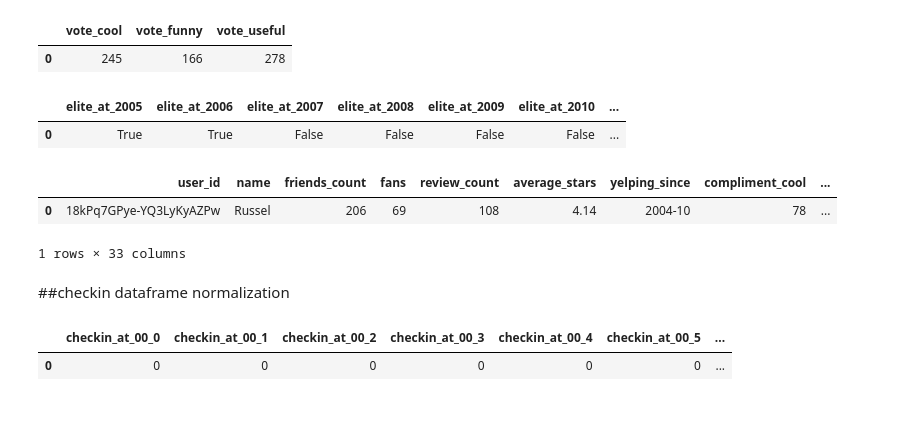
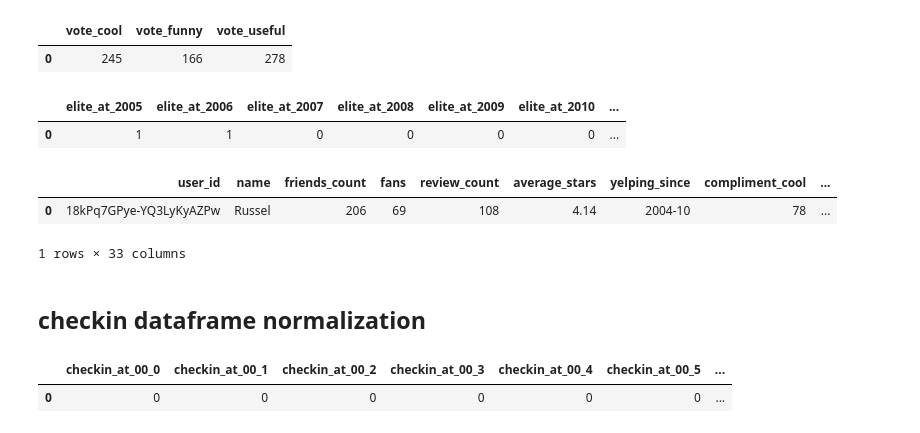
Before and after one commit to pashna/yelp_challenge, a Jupyter notebook: parse_normalize.ipynb, the cells around one changed output. Cells and saved outputs as stored; diff of their text form; code cells hidden in the pictures.

Commit message:
original dataset normalization

```diff
--- a/parse_normalize.ipynb
+++ b/parse_normalize.ipynb
@@ -7,18 +7,22 @@ import json
 import csv
 import re
 # %%
-def parse_json(file_name, start = None, end = None):
+def parse_json(file_name):
     with open(file_name, 'rb') as f:
         data = f.readlines()
-    s = start if start else 0
-    e = end if end else len(data)
-    data = data[s:e]
     data = map(lambda string: string.rstrip(), data)
-    data = "[" + ','.join(data) + "]"
-    return pd.read_json(data)
+    DATA_SLICE = 750000
+    i, end = 1, len(data) / DATA_SLICE
+    json_string = "[" + ','.join(data[0:DATA_SLICE]) + "]"
+    df = pd.read_json(json_string)
+    while i <= end:
+        json_string = "[" + ','.join(data[i * DATA_SLICE:(i + 1) * DATA_SLICE]) + "]"
+        i += 1
+        df = df.append(pd.read_json(json_string), ignore_index = True)
+    return df
 
-df_business = parse_json("yelp_dataset_challenge_academic_dataset/yelp_academic_dataset_business.json")
-df_checkin = parse_json("yelp_dataset_challenge_academic_dataset/yelp_academic_dataset_checkin.json")
-df_review = parse_json("yelp_dataset_challenge_academic_dataset/yelp_academic_dataset_review.json", 0, 500000)
-df_user = parse_json("yelp_dataset_challenge_academic_dataset/yelp_academic_dataset_user.json")
-df_tip = parse_json("yelp_dataset_challenge_academic_dataset/yelp_academic_dataset_tip.json")
+df_business = parse_json("../yelp_dataset_challenge_academic_dataset/yelp_academic_dataset_business.json")
+df_checkin = parse_json("../yelp_dataset_challenge_academic_dataset/yelp_academic_dataset_checkin.json")
+df_review = parse_json("../yelp_dataset_challenge_academic_dataset/yelp_academic_dataset_review.json")
+df_user = parse_json("../yelp_dataset_challenge_academic_dataset/yelp_academic_dataset_user.json")
+df_tip = parse_json("../yelp_dataset_challenge_academic_dataset/yelp_academic_dataset_tip.json")
@@ -55,7 +71,7 @@ def set_prefix_and_underscores(prefix, columns):
     columns[:] = map(prefix_setter, columns)
 
 def get_lists_as_dicts(series):
-    caster = lambda lst: {str(value): True for value in lst}
+    caster = lambda lst: {str(value): 1 for value in lst}
     return series.apply(caster)
 
 def get_values_counted(series):
@@ -154,15 +172,15 @@ df_n_votes.head(1)
 # %%
 elite = get_lists_as_dicts(df_user['elite'])
 df_n_elite = pd.io.json.json_normalize(elite.tolist())
-df_n_elite.fillna(False, inplace = True)
+df_n_elite.fillna(0, inplace = True)
 cols = df_n_elite.columns.tolist()
 set_prefix_and_underscores(u"elite_at", cols)
 df_n_elite.columns = cols
 
 df_n_elite.head(1)
 # %% [output]
 |  | elite_at_2005 | elite_at_2006 | elite_at_2007 | elite_at_2008 | elite_at_2009 | elite_at_2010 | ... |
-| 0 | True | True | False | False | False | False | ... |
+| 0 | 1 | 1 | 0 | 0 | 0 | 0 | ... |
 # %%
 df_users = df_user.merge(df_n_compliments, how = "left", left_index = True, right_index = True)
 df_users = df_users.merge(df_n_votes, how = "left", left_index = True, right_index = True)
@@ -194,7 +212,8 @@ df_users.head(1)
 | 0 | 18kPq7GPye-YQ3LyKyAZPw | Russel | 206 | 69 | 108 | 4.14 | 2004-10 | 78 | ... |
 1 rows × 33 columns
 # %% [markdown]
-##checkin dataframe normalization
+checkin dataframe normalization
+---
 # %%
 checkin_info = df_checkin['checkin_info']
 df_n_checkin_info = pd.io.json.json_normalize(checkin_info.tolist())
```
Also changed, not shown: parts of 12 cells of this notebook, 9 other files.
